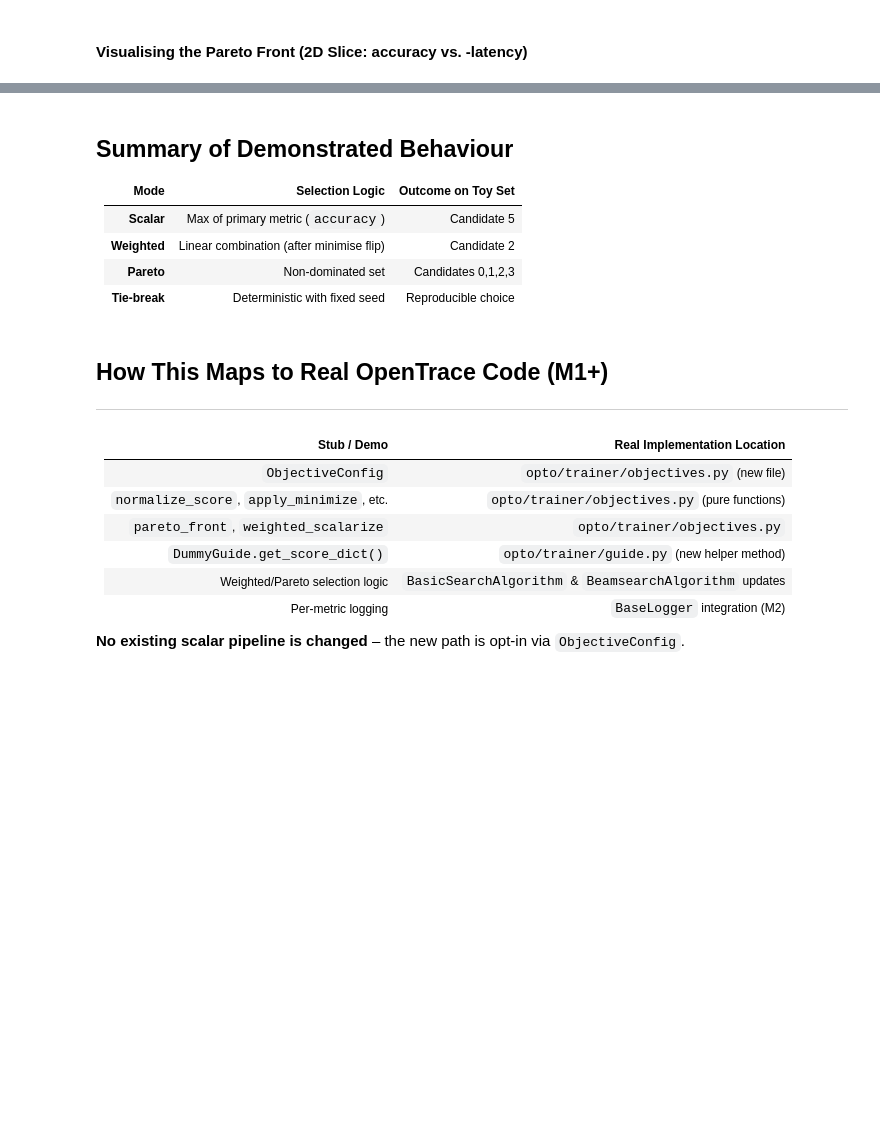
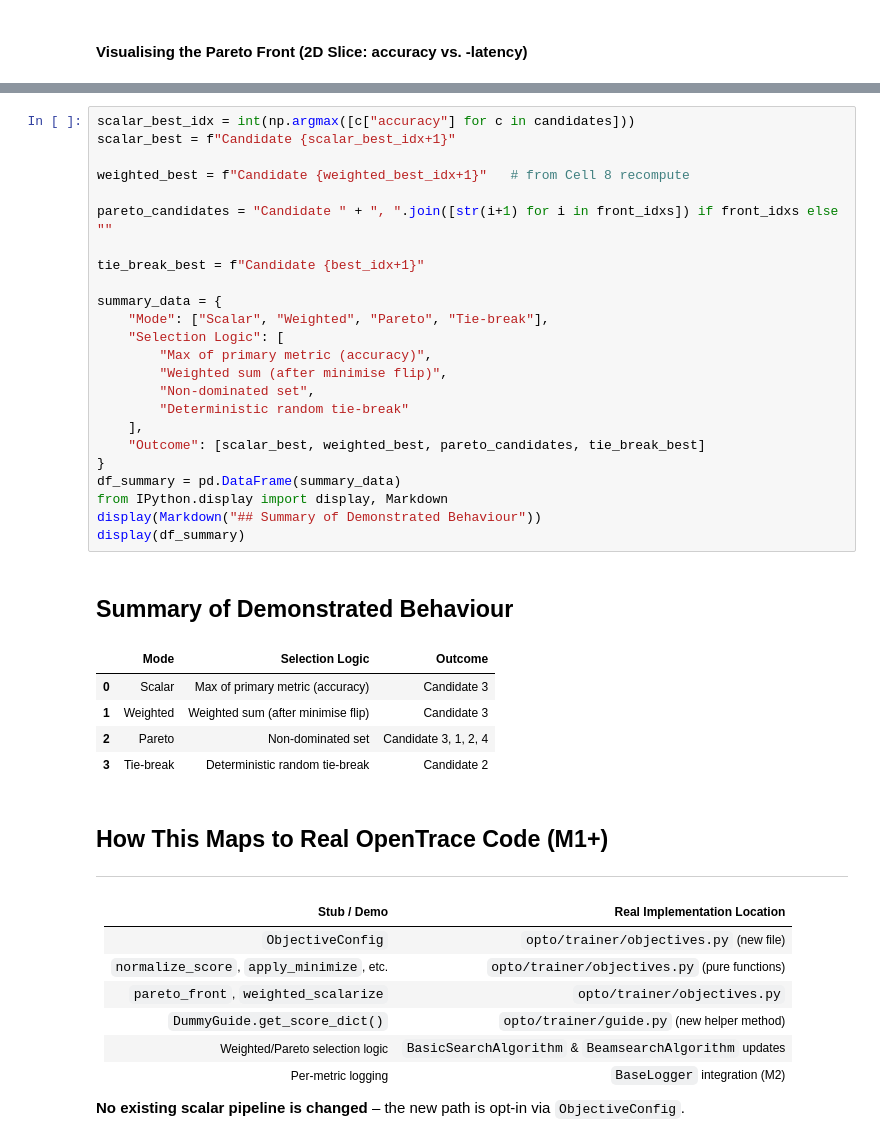
Before and after one commit to AgentOpt/OpenTrace, a Jupyter notebook: examples/notebooks/t6_m0_analysis.ipynb, the cells around one changed output, grey strips where cells are left out. Cells and saved outputs as stored; diff of their text form; blank space fills up the shorter version.

```diff
--- a/examples/notebooks/t6_m0_analysis.ipynb
+++ b/examples/notebooks/t6_m0_analysis.ipynb
@@ -528,12 +669,34 @@ print(f"✅ Weighted selection picks candidate {weighted_best_idx} (weighted sum
-# %% [markdown]
-## Summary of Demonstrated Behaviour
-
-| Mode      | Selection Logic                          | Outcome on Toy Set |
-|-----------|------------------------------------------|--------------------|
-| **Scalar**    | Max of primary metric (`accuracy`)       | Candidate 5        |
-| **Weighted**  | Linear combination (after minimise flip) | Candidate 2        |
-| **Pareto**    | Non‑dominated set                       | Candidates 0,1,2,3   |
-| **Tie‑break** | Deterministic with fixed seed           | Reproducible choice|
+# %%
+scalar_best_idx = int(np.argmax([c["accuracy"] for c in candidates]))
+scalar_best = f"Candidate {scalar_best_idx+1}"
+
+weighted_best = f"Candidate {weighted_best_idx+1}"   # from Cell 8 recompute
+
+pareto_candidates = "Candidate " + ", ".join([str(i+1) for i in front_idxs]) if front_idxs else ""
+
+tie_break_best = f"Candidate {best_idx+1}"
+
+summary_data = {
+    "Mode": ["Scalar", "Weighted", "Pareto", "Tie‑break"],
+    "Selection Logic": [
+        "Max of primary metric (accuracy)",
+        "Weighted sum (after minimise flip)",
+        "Non‑dominated set",
+        "Deterministic random tie‑break"
+    ],
+    "Outcome": [scalar_best, weighted_best, pareto_candidates, tie_break_best]
+}
+df_summary = pd.DataFrame(summary_data)
+from IPython.display import display, Markdown
+display(Markdown("## Summary of Demonstrated Behaviour"))
+display(df_summary)
+# %% [output]
+## Summary of Demonstrated Behaviour
+|  | Mode | Selection Logic | Outcome |
+| 0 | Scalar | Max of primary metric (accuracy) | Candidate 3 |
+| 1 | Weighted | Weighted sum (after minimise flip) | Candidate 3 |
+| 2 | Pareto | Non‑dominated set | Candidate 3, 1, 2, 4 |
+| 3 | Tie‑break | Deterministic random tie‑break | Candidate 2 |
 # %% [markdown]
 ## How This Maps to Real OpenTrace Code (M1+)
 ---
```
Also changed, not shown: parts of 18 cells of this notebook, 1 other file.
